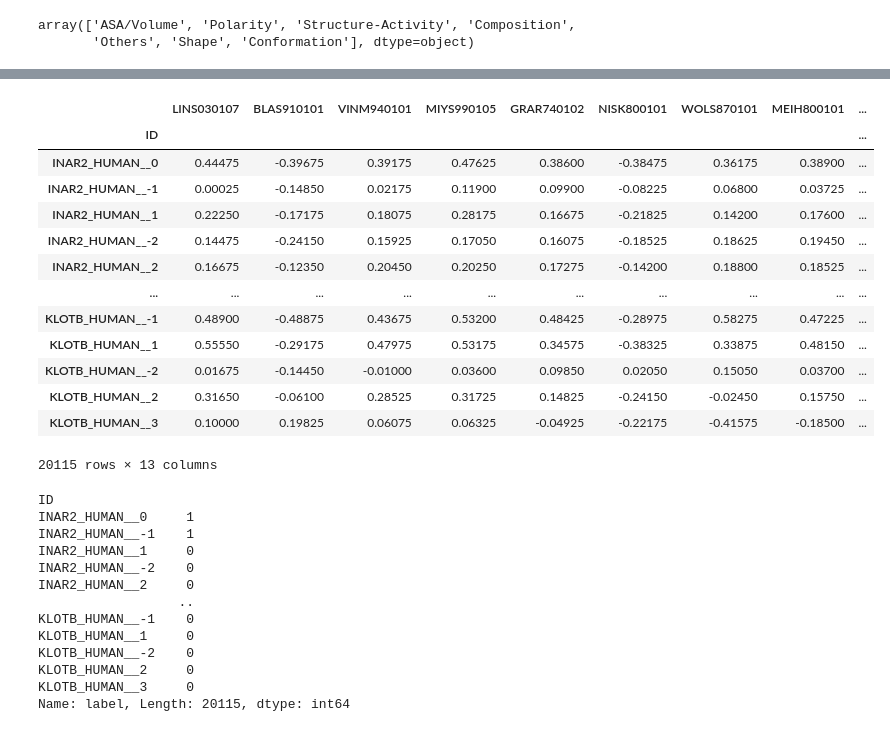
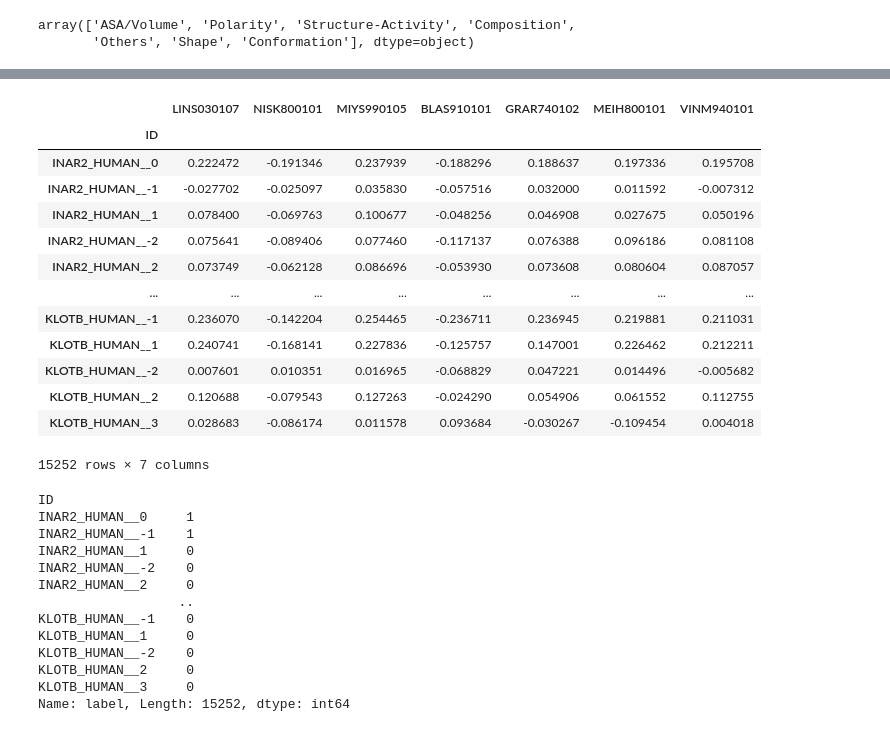
Before and after one commit to Freiherr5/TMDrefined, a Jupyter notebook: am2.ipynb, the cells around one changed output, grey strips where cells are left out. Saved outputs shown, nothing was run; the diff lists cells and outputs as text; code cells hidden in the pictures.

```diff
--- a/am2.ipynb
+++ b/am2.ipynb
@@ -63,0 +70,3 @@ array(['ASA/Volume', 'Polarity', 'Structure-Activity', 'Composition',
+# %%
+train_N_drop = train_am_N2.drop_duplicates(subset=['window_left', 'window_right']).dropna()
+train_N_drop
@@ -83,4 +145,4 @@ aaontology_colors_hex = {'ASA/Volume': "#3680b4",
                         }
 # %%
 am_N2_CPP_list = [feature.split("-")[2] for feature in am_N2_top_CPP["feature"].to_numpy().tolist()]
-am_N2_CPP_list
+am_N2_CPP_list = ['LINS030107', 'NISK800101', 'MIYS990105', 'BLAS910101', 'GRAR740102', 'MEIH800101', 'VINM940101']
@@ -101,4 +149,4 @@ am_N2_CPP_list
 # %%
-trainN2_scale_df, train_N2_label_df = t_ref.aa_numeric_by_scale(feature_df=train_am_N2[["window_left", "window_right"]], label_df=train_am_N2["label"], scale_df_filter=am_N2_CPP_list, mode="norm")
+trainN2_scale_df, train_N2_label_df = t_ref.aa_numeric_by_scale(feature_df=train_N_drop[["window_left", "window_right"]], label_df=train_N_drop["label"], scale_df_filter=am_N2_CPP_list, mode="weighted")
 trainN2_scale_df
 # %% [output]
@@ -108,17 +156,17 @@ Process time: 13.54 sec
-|  | LINS030107 | BLAS910101 | VINM940101 | MIYS990105 | GRAR740102 | NISK800101 | WOLS870101 | MEIH800101 | ... |
-| ID |  |  |  |  |  |  |  |  | ... |
-| INAR2_HUMAN__0 | 0.44475 | -0.39675 | 0.39175 | 0.47625 | 0.38600 | -0.38475 | 0.36175 | 0.38900 | ... |
-| INAR2_HUMAN__-1 | 0.00025 | -0.14850 | 0.02175 | 0.11900 | 0.09900 | -0.08225 | 0.06800 | 0.03725 | ... |
-| INAR2_HUMAN__1 | 0.22250 | -0.17175 | 0.18075 | 0.28175 | 0.16675 | -0.21825 | 0.14200 | 0.17600 | ... |
-| INAR2_HUMAN__-2 | 0.14475 | -0.24150 | 0.15925 | 0.17050 | 0.16075 | -0.18525 | 0.18625 | 0.19450 | ... |
-| INAR2_HUMAN__2 | 0.16675 | -0.12350 | 0.20450 | 0.20250 | 0.17275 | -0.14200 | 0.18800 | 0.18525 | ... |
-| ... | ... | ... | ... | ... | ... | ... | ... | ... | ... |
-| KLOTB_HUMAN__-1 | 0.48900 | -0.48875 | 0.43675 | 0.53200 | 0.48425 | -0.28975 | 0.58275 | 0.47225 | ... |
-| KLOTB_HUMAN__1 | 0.55550 | -0.29175 | 0.47975 | 0.53175 | 0.34575 | -0.38325 | 0.33875 | 0.48150 | ... |
-| KLOTB_HUMAN__-2 | 0.01675 | -0.14450 | -0.01000 | 0.03600 | 0.09850 | 0.02050 | 0.15050 | 0.03700 | ... |
-| KLOTB_HUMAN__2 | 0.31650 | -0.06100 | 0.28525 | 0.31725 | 0.14825 | -0.24150 | -0.02450 | 0.15750 | ... |
-| KLOTB_HUMAN__3 | 0.10000 | 0.19825 | 0.06075 | 0.06325 | -0.04925 | -0.22175 | -0.41575 | -0.18500 | ... |
+|  | LINS030107 | NISK800101 | MIYS990105 | BLAS910101 | GRAR740102 | MEIH800101 | VINM940101 |
+| ID |  |  |  |  |  |  |  |
+| INAR2_HUMAN__0 | 0.222472 | -0.191346 | 0.237939 | -0.188296 | 0.188637 | 0.197336 | 0.195708 |
+| INAR2_HUMAN__-1 | -0.027702 | -0.025097 | 0.035830 | -0.057516 | 0.032000 | 0.011592 | -0.007312 |
+| INAR2_HUMAN__1 | 0.078400 | -0.069763 | 0.100677 | -0.048256 | 0.046908 | 0.027675 | 0.050196 |
+| INAR2_HUMAN__-2 | 0.075641 | -0.089406 | 0.077460 | -0.117137 | 0.076388 | 0.096186 | 0.081108 |
+| INAR2_HUMAN__2 | 0.073749 | -0.062128 | 0.086696 | -0.053930 | 0.073608 | 0.080604 | 0.087057 |
+| ... | ... | ... | ... | ... | ... | ... | ... |
+| KLOTB_HUMAN__-1 | 0.236070 | -0.142204 | 0.254465 | -0.236711 | 0.236945 | 0.219881 | 0.211031 |
+| KLOTB_HUMAN__1 | 0.240741 | -0.168141 | 0.227836 | -0.125757 | 0.147001 | 0.226462 | 0.212211 |
+| KLOTB_HUMAN__-2 | 0.007601 | 0.010351 | 0.016965 | -0.068829 | 0.047221 | 0.014496 | -0.005682 |
+| KLOTB_HUMAN__2 | 0.120688 | -0.079543 | 0.127263 | -0.024290 | 0.054906 | 0.061552 | 0.112755 |
+| KLOTB_HUMAN__3 | 0.028683 | -0.086174 | 0.011578 | 0.093684 | -0.030267 | -0.109454 | 0.004018 |
-20115 rows × 13 columns
+15252 rows × 7 columns
 # %%
 train_N2_label_df
 # %% [output]
@@ -134,5 +182,5 @@ KLOTB_HUMAN__1     0
 KLOTB_HUMAN__-2    0
 KLOTB_HUMAN__2     0
 KLOTB_HUMAN__3     0
-Name: label, Length: 20115, dtype: int64
+Name: label, Length: 15252, dtype: int64
 # %%
```
Also changed, not shown: parts of 15 cells of this notebook, 41 other files.
